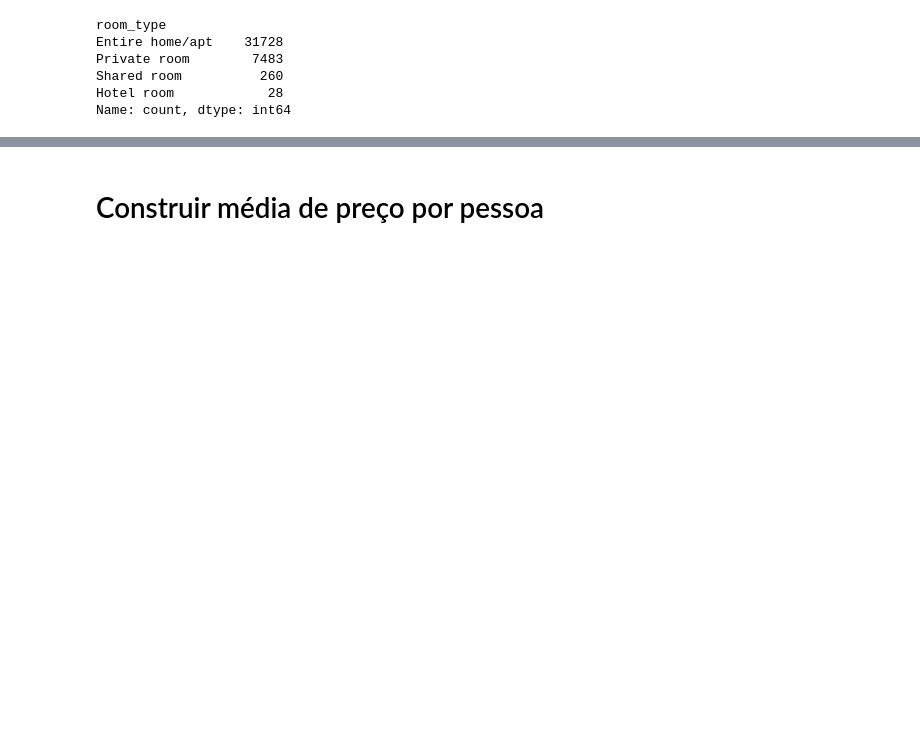
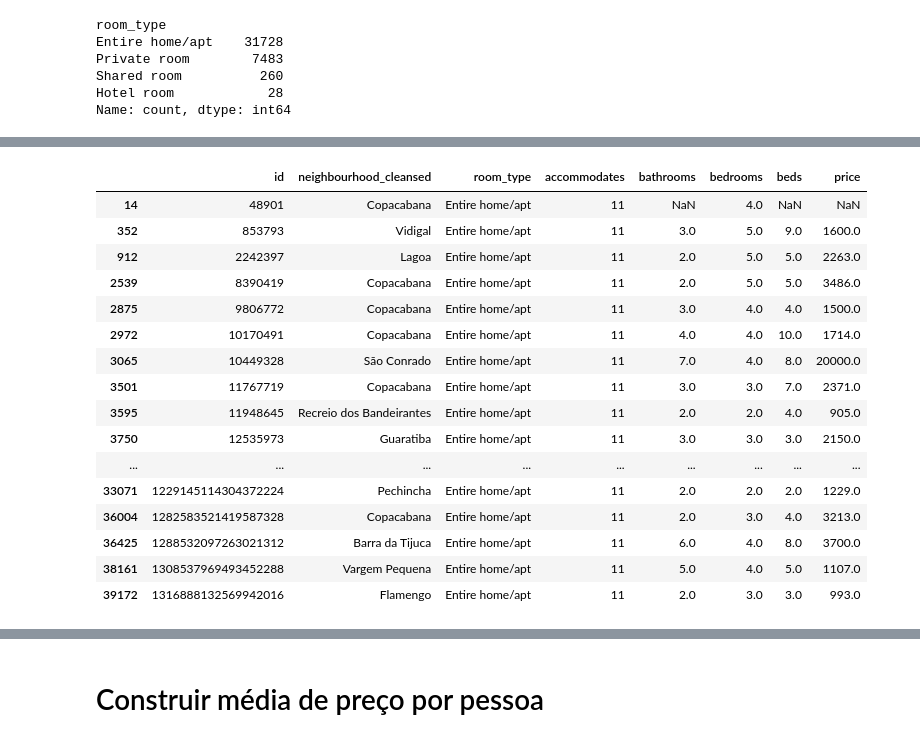
Before and after one commit to ederray/projetos_dnc, a Jupyter notebook: desafio5_data_wrangling/notebooks/eda.ipynb, the cells around one changed output, grey strips where cells are left out. Cells and saved outputs as stored; diff of their text form; code cells hidden in the pictures; blank space fills up the shorter version.

```diff
--- a/desafio5_data_wrangling/notebooks/eda.ipynb
+++ b/desafio5_data_wrangling/notebooks/eda.ipynb
@@ -426,3 +553,25 @@ memory usage: 2.4+ MB
+# %%
+# filtragem de valores via query no dataset para definir tratamento com o time de negócio
+tbl_feature = filtrar_feature_valor_categorico(df=listings, query=f"room_type=='Entire home/apt' and accommodates==11")
+tbl_feature
+# %% [output]
+|  | id | neighbourhood_cleansed | room_type | accommodates | bathrooms | bedrooms | beds | price |
+| 14 | 48901 | Copacabana | Entire home/apt | 11 | NaN | 4.0 | NaN | NaN |
+| 352 | 853793 | Vidigal | Entire home/apt | 11 | 3.0 | 5.0 | 9.0 | 1600.0 |
+| 912 | 2242397 | Lagoa | Entire home/apt | 11 | 2.0 | 5.0 | 5.0 | 2263.0 |
+| 2539 | 8390419 | Copacabana | Entire home/apt | 11 | 2.0 | 5.0 | 5.0 | 3486.0 |
+| 2875 | 9806772 | Copacabana | Entire home/apt | 11 | 3.0 | 4.0 | 4.0 | 1500.0 |
+| 2972 | 10170491 | Copacabana | Entire home/apt | 11 | 4.0 | 4.0 | 10.0 | 1714.0 |
+| 3065 | 10449328 | São Conrado | Entire home/apt | 11 | 7.0 | 4.0 | 8.0 | 20000.0 |
+| 3501 | 11767719 | Copacabana | Entire home/apt | 11 | 3.0 | 3.0 | 7.0 | 2371.0 |
+| 3595 | 11948645 | Recreio dos Bandeirantes | Entire home/apt | 11 | 2.0 | 2.0 | 4.0 | 905.0 |
+| 3750 | 12535973 | Guaratiba | Entire home/apt | 11 | 3.0 | 3.0 | 3.0 | 2150.0 |
+| ... | ... | ... | ... | ... | ... | ... | ... | ... |
+| 33071 | 1229145114304372224 | Pechincha | Entire home/apt | 11 | 2.0 | 2.0 | 2.0 | 1229.0 |
+| 36004 | 1282583521419587328 | Copacabana | Entire home/apt | 11 | 2.0 | 3.0 | 4.0 | 3213.0 |
+| 36425 | 1288532097263021312 | Barra da Tijuca | Entire home/apt | 11 | 6.0 | 4.0 | 8.0 | 3700.0 |
+| 38161 | 1308537969493452288 | Vargem Pequena | Entire home/apt | 11 | 5.0 | 4.0 | 5.0 | 1107.0 |
+| 39172 | 1316888132569942016 | Flamengo | Entire home/apt | 11 | 2.0 | 3.0 | 3.0 | 993.0 |
 # %%
 # quantidade de acomodações por bairro
 qtde_acomodacao_por_bairro = agrupar_dados(df=listings, cols_agrup=['neighbourhood_cleansed'],cols_filter=['room_type'],agr='count')
```
Also changed, not shown: parts of 35 cells of this notebook, 2 other files.
